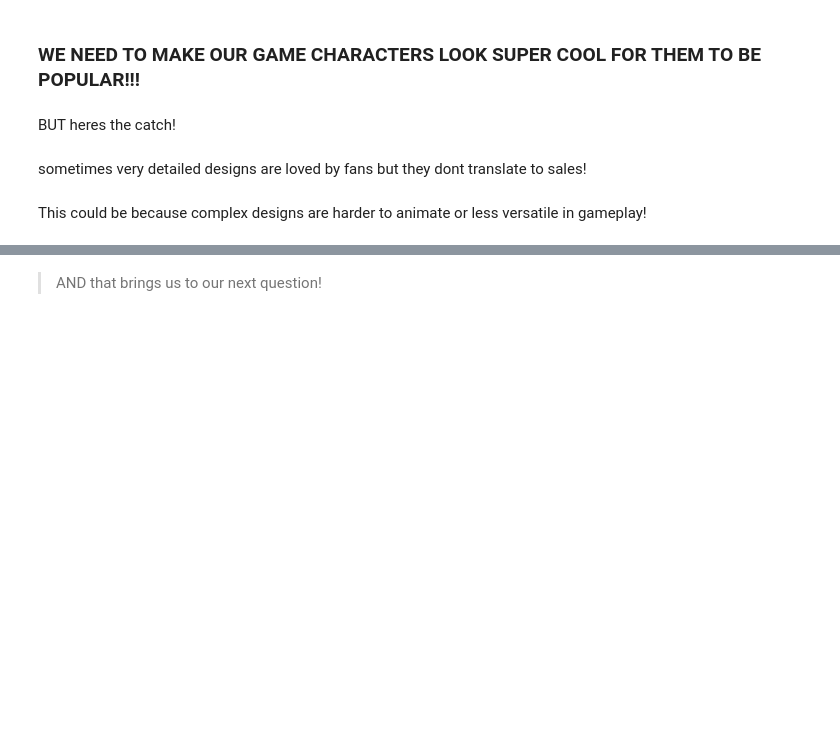
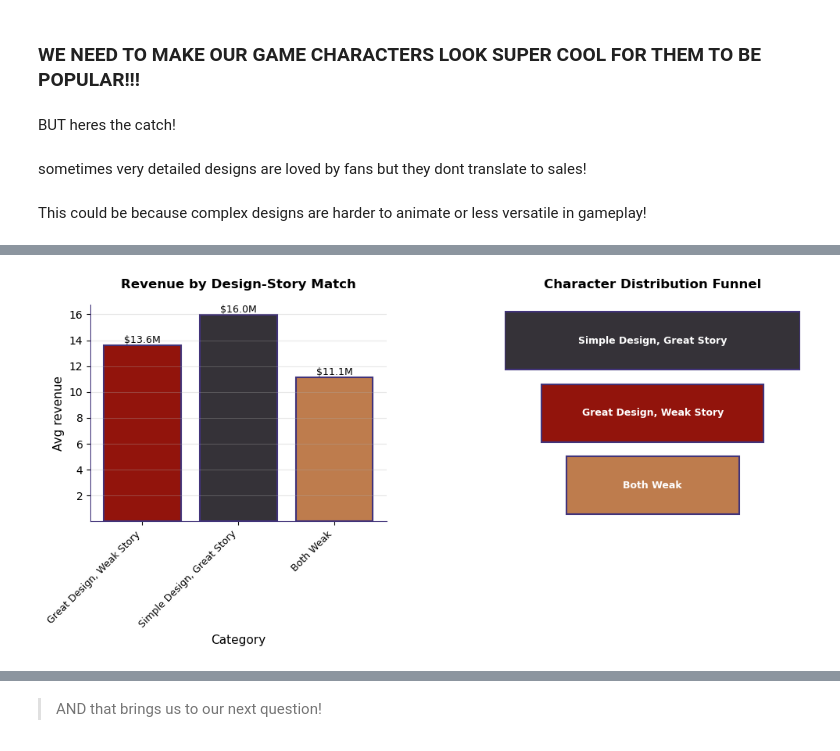
Before and after one commit to nakachens/character_design_analysation, a Jupyter notebook: character_design_analysation.ipynb, the cells around one changed output, grey strips where cells are left out. Saved outputs shown, nothing was run; the diff lists cells and outputs as text; code cells hidden in the pictures; blank space fills up the shorter version.

Commit message:
new chart

```diff
--- a/character_design_analysation.ipynb
+++ b/character_design_analysation.ipynb
@@ -148,0 +151,82 @@ This could be because complex designs are harder to animate or less versatile in
+# %%
+genshin_analysis = revenue_data.copy()
+def categorize_mismatch(row):
+    design = row['design_complexity']
+    story = row['story_impact']
+
+    if pd.isna(design) or pd.isna(story):
+        return 'Unknown'
+
+    if design >= 4 and story <= 3:
+        return 'Great Design, Weak Story'
+    elif design <= 3 and story >= 4:
+        return 'Simple Design, Great Story'
+    elif design >= 4 and story >= 4:
+        return 'Both Strong'
+    elif design <= 3 and story <= 3:
+        return 'Both Weak'
+    else:
+        return 'Balanced'
+genshin_analysis['mismatch_category'] = genshin_analysis.apply(categorize_mismatch, axis=1)
+category_revenue = genshin_analysis.groupby('mismatch_category')['revenue_clean'].agg(['mean', 'count']) / 1e6
+category_revenue = category_revenue[category_revenue['count'] > 0]
+fig, (ax1, ax2) = plt.subplots(1, 2, figsize=(10, 5))
+colors_dict = {
+    'Great Design, Weak Story': '#92140C',
+    'Simple Design, Great Story': '#353238',
+    'Both Strong': '#BE5A38',
+    'Both Weak': '#BE7C4D',
+    'Balanced': '#64808F'
+}
+categories_order = ['Both strong', 'Great Design, Weak Story', 'Simple Design, Great Story', 'Balanced', 'Both Weak']
+categories_present = [cat for cat in categories_order if cat in category_revenue.index]
+plot_data = category_revenue.loc[categories_present]
+colors = [colors_dict.get(cat, '#gray') for cat in categories_present]
+bars = ax1.bar(range(len(plot_data)), plot_data['mean'],
+               color=colors, edgecolor='#41337A', linewidth=1.5)
+ax1.set_xlabel('Category', fontsize=11)
+ax1.set_ylabel('Avg revenue', fontsize=11)
+ax1.set_title('Revenue by Design-Story Match', fontsize=12, pad=15, weight='bold')
+ax1.set_xticks(range(len(plot_data)))
+ax1.set_xticklabels(categories_present, rotation=45, ha='right', fontsize=9)
+ax1.set_yticks([2, 4, 6, 8, 10, 12, 14, 16])  # Add this line
+ax1.spines['bottom'].set_color('#41337A')
+ax1.spines['left'].set_color('#41337A')
+ax1.spines['top'].set_visible(False)
+ax1.spines['right'].set_visible(False)
+ax1.grid(True, alpha=0.3, axis='y')
+for i, bar in enumerate(bars):
+    height = bar.get_height()
+    count = int(plot_data['count'].iloc[i])
+    ax1.text(bar.get_x() + bar.get_width()/2., height,
+            f'${height:.1f}M',
+            ha='center', va='bottom', fontsize=9)
+#chart 2
+funnel_data = plot_data.sort_values('count', ascending=False)
+funnel_categories = funnel_data.index.tolist()
+funnel_counts = funnel_data['count'].tolist()
+funnel_colors = [colors_dict.get(cat, '#gray') for cat in funnel_categories]
+y_pos = range(len(funnel_categories))
+max_count = max(funnel_counts)
+for i, (category, count) in enumerate(zip(funnel_categories, funnel_counts)):
+    width = count / max_count
+    left = (1 - width) / 2
+    ax2.barh(i, width, left=left, height=0.8,
+             color=funnel_colors[i], edgecolor='#41337A', linewidth=1.5)
+    ax2.text(0.5, i, f'{category}',
+             ha='center', va='center', fontsize=9, weight='bold', color='white')
+ax2.set_xlim(0, 1)
+ax2.set_ylim(-0.5, len(funnel_categories) - 0.5)
+ax2.set_yticks([])
+ax2.set_xticks([])
+ax2.set_title('Character Distribution Funnel', fontsize=12, pad=15, weight='bold')
+ax2.spines['top'].set_visible(False)
+ax2.spines['right'].set_visible(False)
+ax2.spines['bottom'].set_visible(False)
+ax2.spines['left'].set_visible(False)
+ax2.invert_yaxis()
+plt.tight_layout()
+plt.subplots_adjust(wspace=0.4)
+plt.show()
+# %% [output]
+[figure, added]
```
Also changed, not shown: parts of 23 cells of this notebook.
